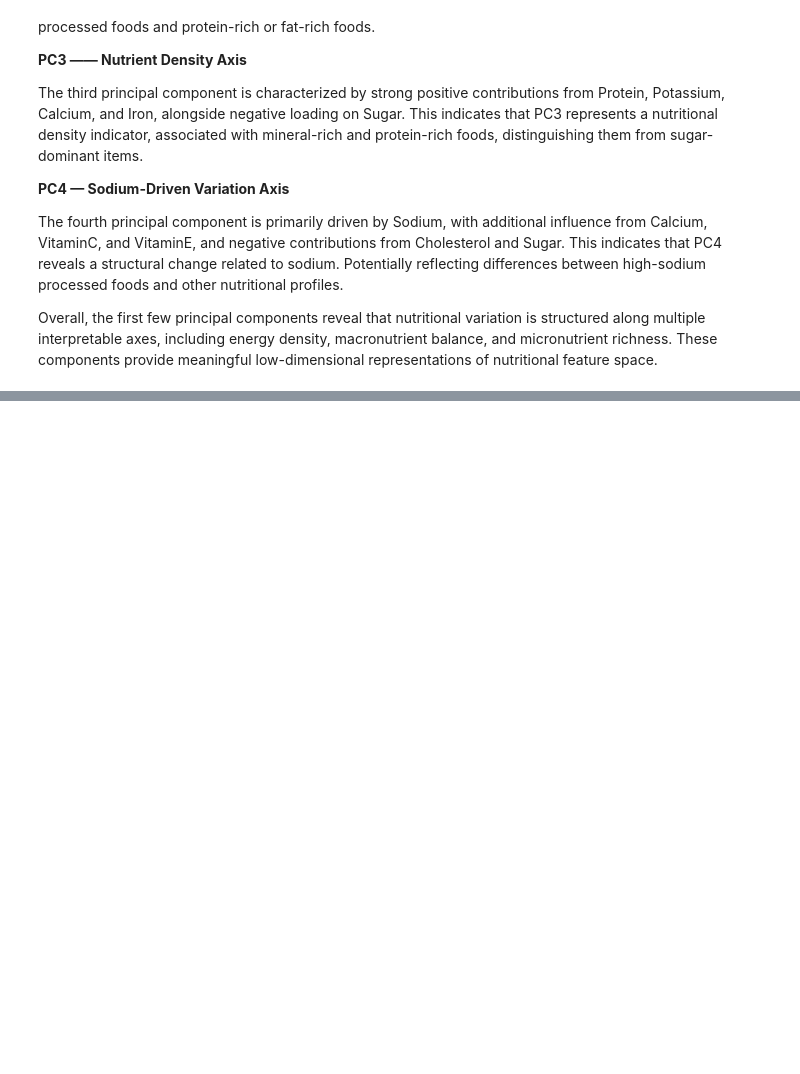
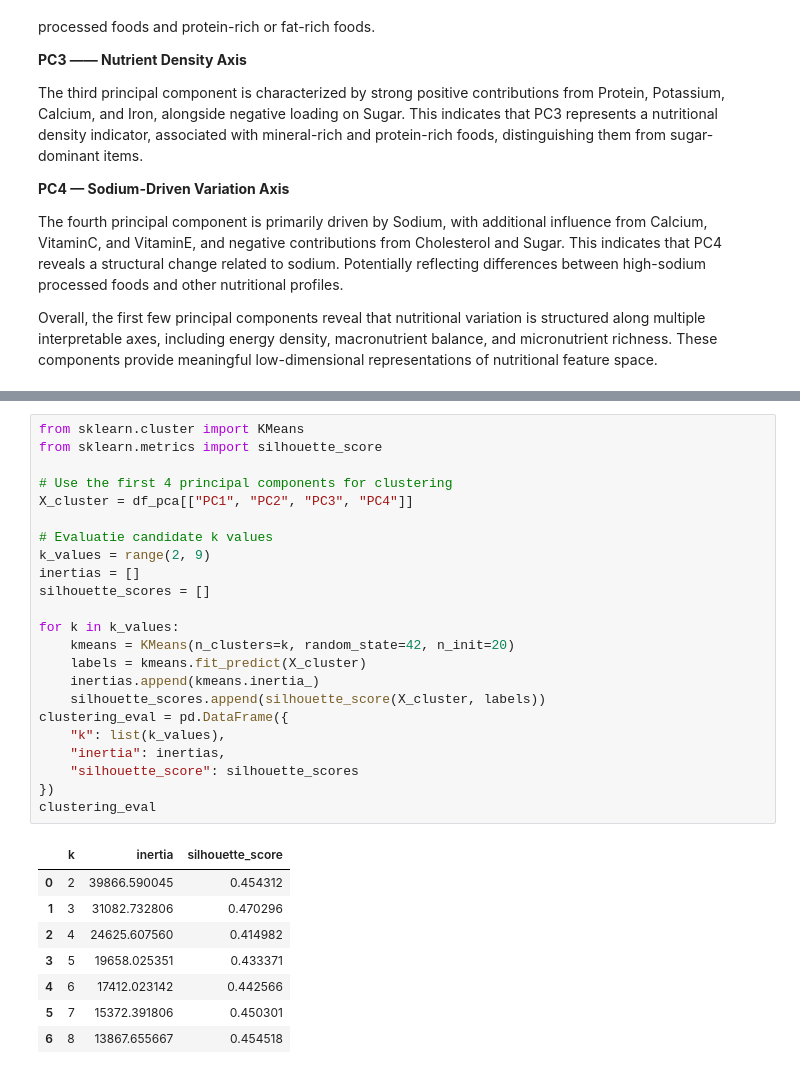
Before and after one commit to lasombra7/macro-density-analysis, a Jupyter notebook: notebooks/macro-density-analysis.ipynb, the cells around one changed output, grey strips where cells are left out. Cells and saved outputs as stored; diff of their text form; blank space fills up the shorter version.

```diff
--- a/notebooks/macro-density-analysis.ipynb
+++ b/notebooks/macro-density-analysis.ipynb
@@ -801,0 +810,32 @@ Overall, the first few principal components reveal that nutritional variation is
+# %%
+from sklearn.cluster import KMeans
+from sklearn.metrics import silhouette_score
+
+# Use the first 4 principal components for clustering
+X_cluster = df_pca[["PC1", "PC2", "PC3", "PC4"]]
+
+# Evaluatie candidate k values
+k_values = range(2, 9)
+inertias = []
+silhouette_scores = []
+
+for k in k_values:
+    kmeans = KMeans(n_clusters=k, random_state=42, n_init=20)
+    labels = kmeans.fit_predict(X_cluster)
+    inertias.append(kmeans.inertia_)
+    silhouette_scores.append(silhouette_score(X_cluster, labels))
+clustering_eval = pd.DataFrame({
+    "k": list(k_values),
+    "inertia": inertias,
+    "silhouette_score": silhouette_scores
+})
+clustering_eval
+# %% [output]
+|  | k | inertia | silhouette_score |
+| 0 | 2 | 39866.590045 | 0.454312 |
+| 1 | 3 | 31082.732806 | 0.470296 |
+| 2 | 4 | 24625.607560 | 0.414982 |
+| 3 | 5 | 19658.025351 | 0.433371 |
+| 4 | 6 | 17412.023142 | 0.442566 |
+| 5 | 7 | 15372.391806 | 0.450301 |
+| 6 | 8 | 13867.655667 | 0.454518 |
```
Also changed, not shown: parts of 2 cells of this notebook.
